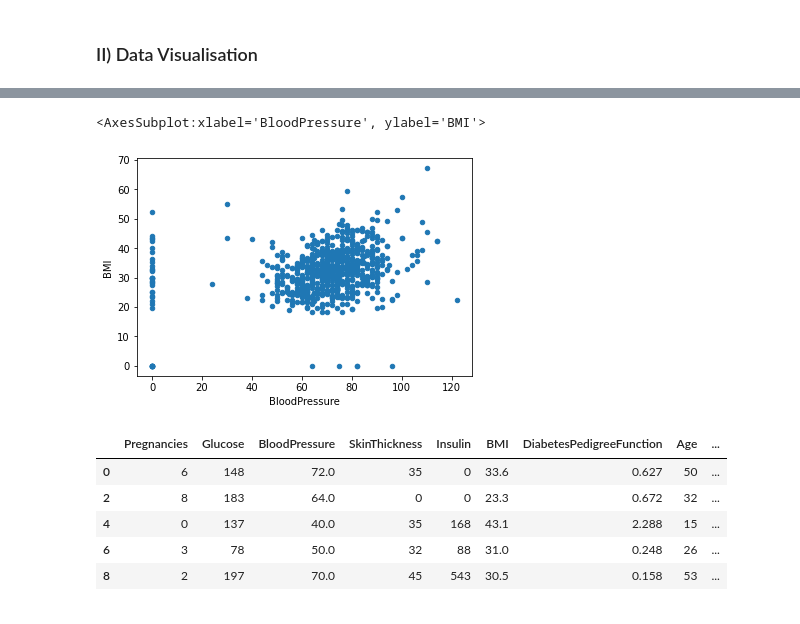
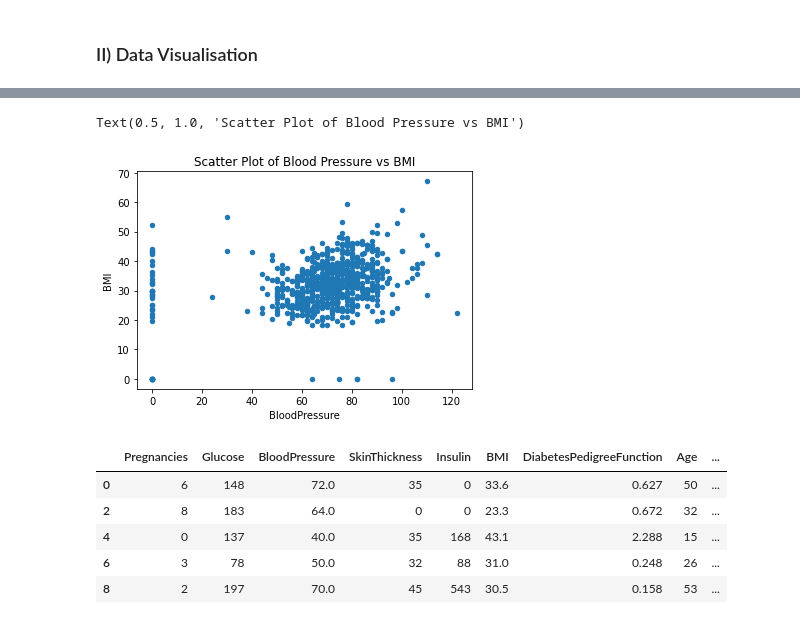
Before and after one commit to seankendall/UCD_Data_Mining, a Jupyter notebook: Practical 1/Practical1.ipynb, the cells around one changed output, grey strips where cells are left out. Cells and saved outputs as stored; diff of their text form; code cells hidden in the pictures.

```diff
--- a/Practical 1/Practical1.ipynb
+++ b/Practical 1/Practical1.ipynb
@@ -109,9 +125,10 @@ plot = df.boxplot("Age", by="Outcome", grid=False, figsize=(15,10), fontsize=15)
 # %%
 # 4 - scatter plot with the patients Blood Pressure on the x-axis and BMI on the y-axis
 df.plot.scatter(x="BloodPressure", y="BMI")
+plt.title("Scatter Plot of Blood Pressure vs BMI")
 # %% [output]
-<AxesSubplot:xlabel='BloodPressure', ylabel='BMI'>
+Text(0.5, 1.0, 'Scatter Plot of Blood Pressure vs BMI')
-[figure, old version]
+[figure, new version]
 # %%
 # 5 - scatter plot with the patient’s Blood pressure on the x-axis and the patient’s BMI on
 # the y-axis, highlighting diabetic patients with different colours. The colouring label should be
```
Also changed, not shown: parts of 24 cells of this notebook.
